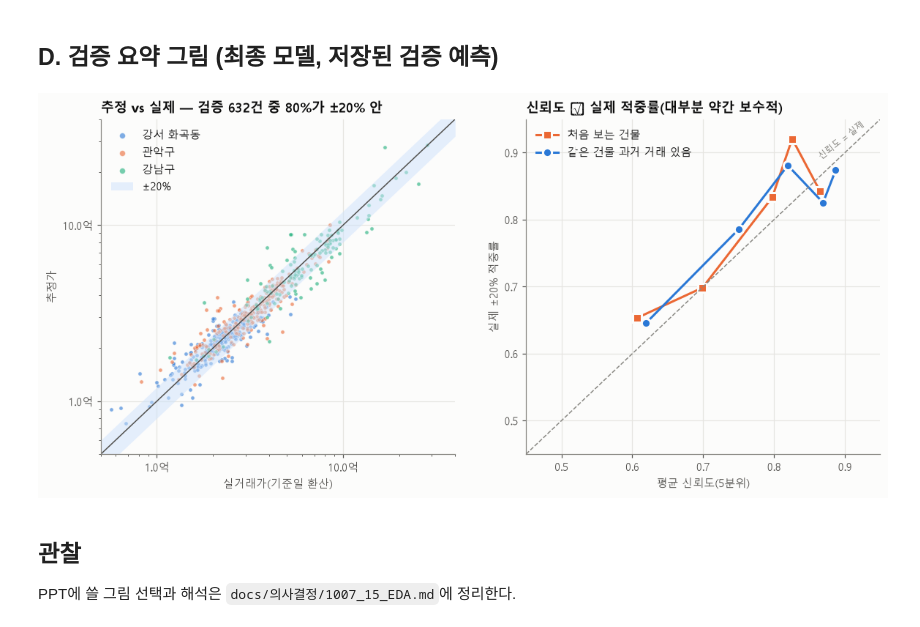
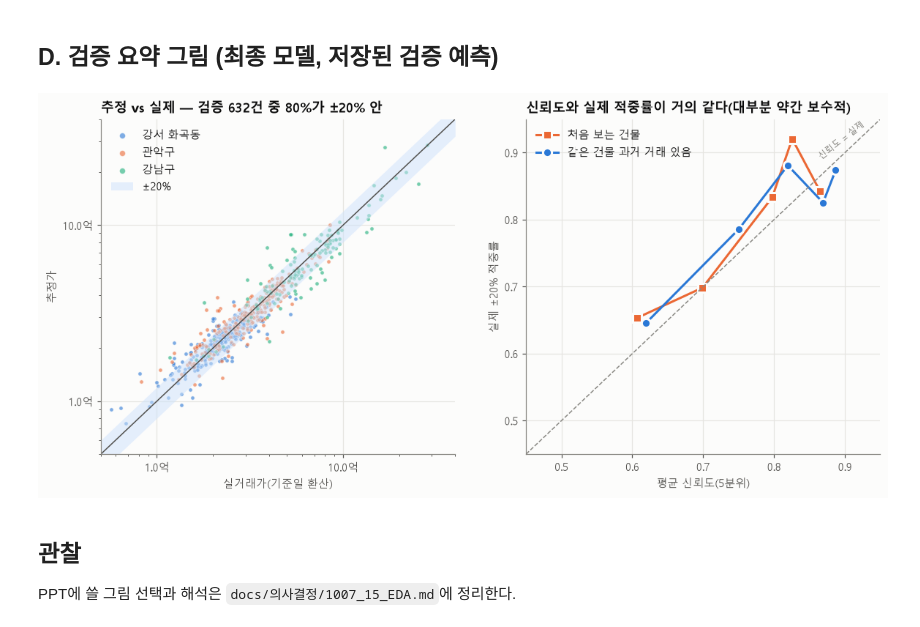
Before and after one commit to KimInSeok-DA/DA_Seoul_Villa_AVM, a Jupyter notebook: notebooks/05_EDA_시세요인.ipynb, the cells around one changed output. Cells and saved outputs as stored; diff of their text form; code cells hidden in the pictures.

```diff
--- a/notebooks/05_EDA_시세요인.ipynb
+++ b/notebooks/05_EDA_시세요인.ipynb
@@ -461,28 +461,28 @@ t.groupby("dealing_type").ratio.describe(percentiles=[.1, .5, .9]).round(3)
 # %%
 p = pd.read_csv(ROOT / "outputs" / "calibration_holdout_preds.csv", dtype={"pnu": str, "sgg_cd": str})
 p = p[(p.구분 == "보정") & (~p.area_blank)].assign(권역=lambda d: d.sgg_cd.map(SGG_NAME))
 q = p[p.상황 == "B"]
 fig, axes = plt.subplots(1, 2, figsize=(12.5, 5.4))
 ax = axes[0]
 for g in SGG_ORDER:
     s = q[q.권역 == g]; ax.scatter(s.actual, s.price_est, s=12, alpha=0.6, color=COL[g], label=LABEL[g], edgecolors=SURF, linewidths=0.5)
 lim = [5e7, 4e9]; xs = np.array(lim)
 ax.plot(xs, xs, color=INK2, lw=1); ax.fill_between(xs, xs * 0.8, xs * 1.2, color="#cde2fb", alpha=0.5, lw=0, label="±20%")
 ax.set_xscale("log"); ax.set_yscale("log"); ax.set_xlim(lim); ax.set_ylim(lim)
 fmt = mpl.ticker.FuncFormatter(lambda x, _: won(x)); ax.xaxis.set_major_formatter(fmt); ax.yaxis.set_major_formatter(fmt)
 ax.set_xlabel("실거래가(기준일 환산)"); ax.set_ylabel("추정가"); ax.legend(loc="upper left", markerscale=1.5)
 ax.set_title(f"추정 vs 실제 — 검증 632건 중 {(q.ape <= .2).mean():.0%}가 ±20% 안")
 ax = axes[1]
 for sc, col, mk in [("A", "#eb6834", "s"), ("B", "#2a78d6", "o")]:
     g = p[p.상황 == sc]
     r = g.groupby(pd.qcut(g.confidence.rank(method="first"), 5), observed=True).agg(conf=("confidence", "mean"), hit=("ape", lambda v: (v <= .2).mean()))
     ax.plot(r.conf, r.hit, color=col, lw=2, marker=mk, ms=8, mec=SURF, mew=2, label={"A": "처음 보는 건물", "B": "같은 건물 과거 거래 있음"}[sc])
 ax.plot([0.45, 0.95], [0.45, 0.95], color=MUTED, lw=1, ls="--"); ax.text(0.86, 0.89, "신뢰도 = 실제", color=MUTED, fontsize=8, rotation=38)
 ax.set_xlim(0.45, 0.95); ax.set_ylim(0.45, 0.95); ax.set_xlabel("평균 신뢰도(5분위)"); ax.set_ylabel("실제 ±20% 적중률"); ax.legend(loc="upper left")
-ax.set_title("신뢰도 ≈ 실제 적중률(대부분 약간 보수적)")
+ax.set_title("신뢰도와 실제 적중률이 거의 같다(대부분 약간 보수적)")
 save(fig, "D1_pred_vs_actual_reliability")
 # %% [output]
-[figure, old version]
+[figure, new version]
 # %% [markdown]
 ## 관찰
 
```
Also changed, not shown: 4 other files.
